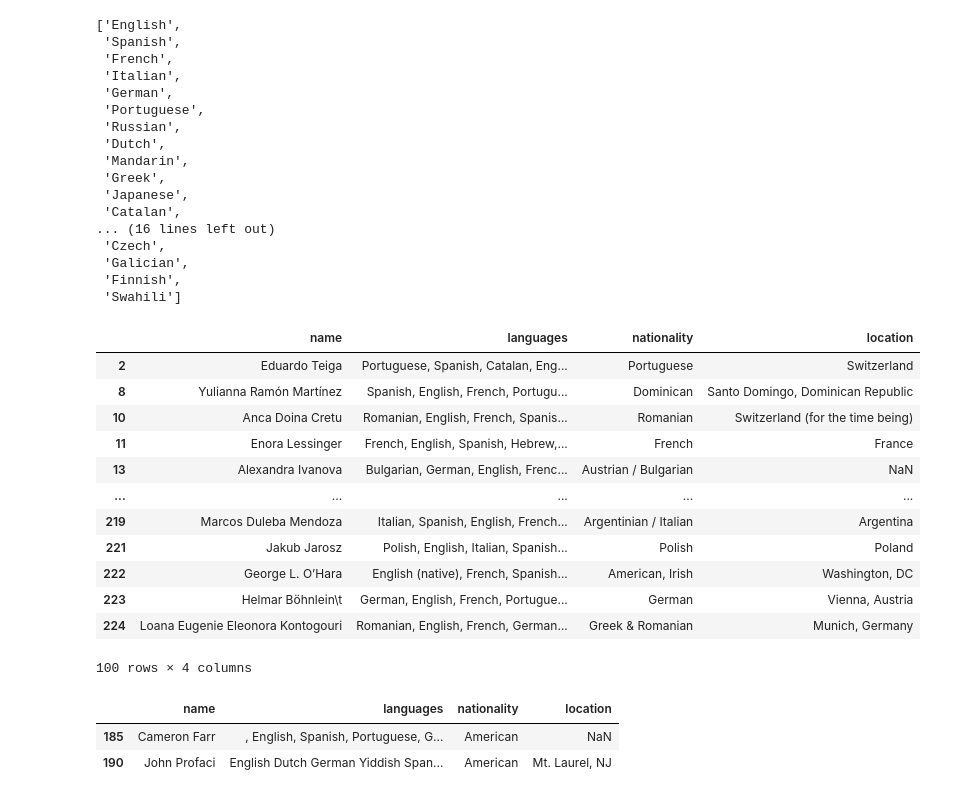
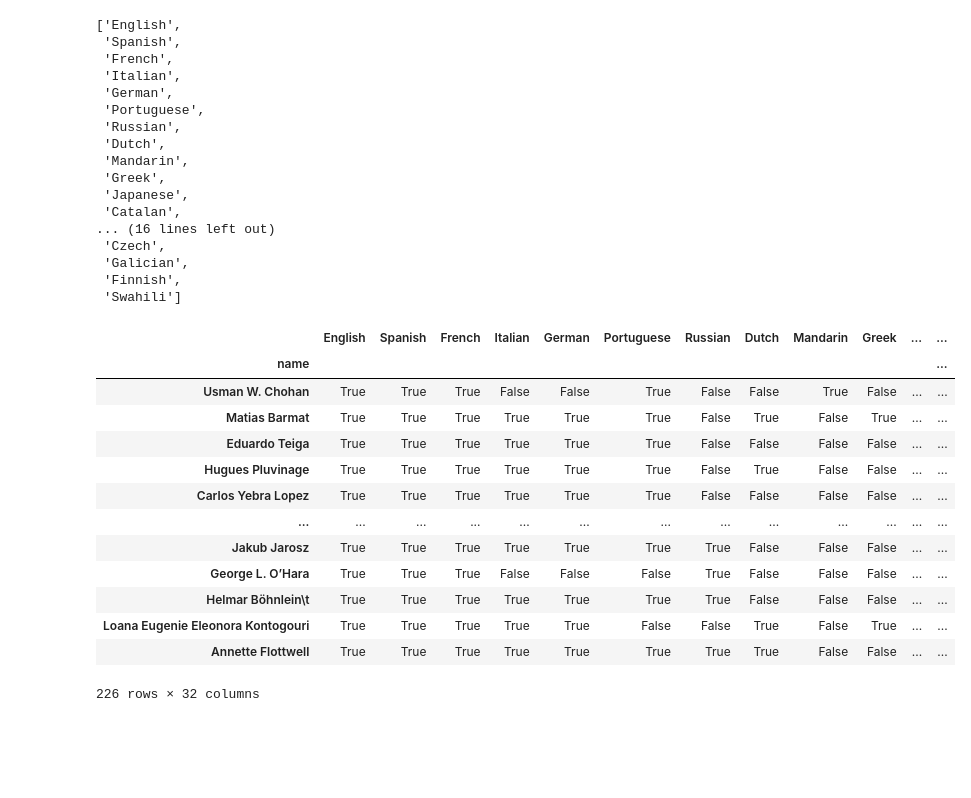
Before and after one commit to kebuhcah/experiments, a Jupyter notebook: hypia_langs.ipynb, the cells around one changed output. Saved outputs shown, nothing was run; the diff lists cells and outputs as text; code cells hidden in the pictures; blank space fills up the shorter version.

```diff
--- a/hypia_langs.ipynb
+++ b/hypia_langs.ipynb
@@ -199,25 +205,27 @@ commonLangs
  'Galician',
  'Finnish',
  'Swahili']
-# %%
-semiCleanData[semiCleanData.languages.apply(lambda ls: all([l in commonLangs  for l in languageSplit(ls)]))]
-# %% [output]
-|  | name | languages | nationality | location |
-| 2 | Eduardo Teiga | Portuguese, Spanish, Catalan, Eng... | Portuguese | Switzerland |
-| 8 | Yulianna Ramón Martínez | Spanish, English, French, Portugu... | Dominican | Santo Domingo, Dominican Republic |
-| 10 | Anca Doina Cretu | Romanian, English, French, Spanis... | Romanian | Switzerland (for the time being) |
-| 11 | Enora Lessinger | French, English, Spanish, Hebrew,... | French | France |
-| 13 | Alexandra Ivanova | Bulgarian, German, English, Frenc... | Austrian / Bulgarian | NaN |
-| ... | ... | ... | ... | ... |
-| 219 | Marcos Duleba Mendoza | Italian, Spanish, English, French... | Argentinian / Italian | Argentina |
-| 221 | Jakub Jarosz | Polish, English, Italian, Spanish... | Polish | Poland |
-| 222 | George L. O’Hara | English (native), French, Spanish... | American, Irish | Washington, DC |
-| 223 | Helmar Böhnlein\t | German, English, French, Portugue... | German | Vienna, Austria |
-| 224 | Loana Eugenie Eleonora Kontogouri | Romanian, English, French, German... | Greek & Romanian | Munich, Germany |
-100 rows × 4 columns
-# %%
-semiCleanData[semiCleanData.languages.fillna('').str.contains('Kazakh')]
-# %% [output]
-|  | name | languages | nationality | location |
-| 185 | Cameron Farr | , English, Spanish, Portuguese, G... | American | NaN |
-| 190 | John Profaci | English Dutch German Yiddish Span... | American | Mt. Laurel, NJ |
+# %%
+HypiaLanguages = semiCleanData[['name', 'languages']].copy()
+
+for language in commonLangs:
+    HypiaLanguages[language] = HypiaLanguages.languages.apply(lambda ls: language in languageSplit(ls))
+
+HypiaLanguages = HypiaLanguages.drop('languages', axis=1).set_index('name')
+
+HypiaLanguages
+# %% [output]
+|  | English | Spanish | French | Italian | German | Portuguese | Russian | Dutch | Mandarin | Greek | ... | ... |
+| name |  |  |  |  |  |  |  |  |  |  |  | ... |
+| Usman W. Chohan | True | True | True | False | False | True | False | False | True | False | ... | ... |
+| Matias Barmat | True | True | True | True | True | True | False | True | False | True | ... | ... |
+| Eduardo Teiga | True | True | True | True | True | True | False | False | False | False | ... | ... |
+| Hugues Pluvinage | True | True | True | True | True | True | False | True | False | False | ... | ... |
+| Carlos Yebra Lopez | True | True | True | True | True | True | False | False | False | False | ... | ... |
+| ... | ... | ... | ... | ... | ... | ... | ... | ... | ... | ... | ... | ... |
+| Jakub Jarosz | True | True | True | True | True | True | True | False | False | False | ... | ... |
+| George L. O’Hara | True | True | True | False | False | False | True | False | False | False | ... | ... |
+| Helmar Böhnlein\t | True | True | True | True | True | True | True | False | False | False | ... | ... |
+| Loana Eugenie Eleonora Kontogouri | True | True | True | True | True | False | False | True | False | True | ... | ... |
+| Annette Flottwell | True | True | True | True | True | True | True | True | False | False | ... | ... |
+226 rows × 32 columns
```
Also changed, not shown: parts of 2 cells of this notebook.
